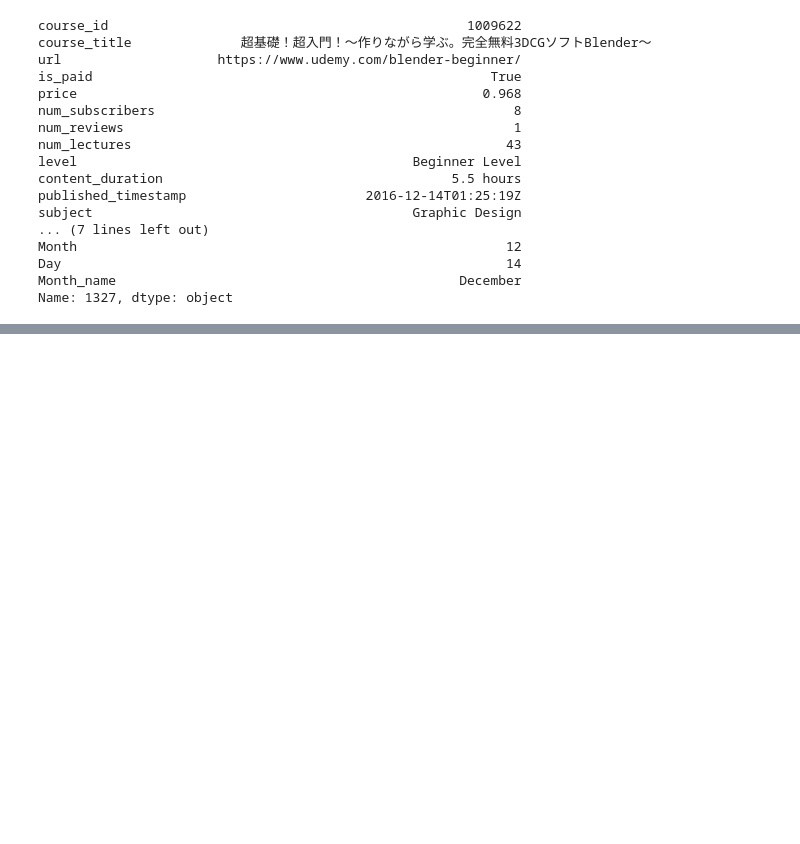
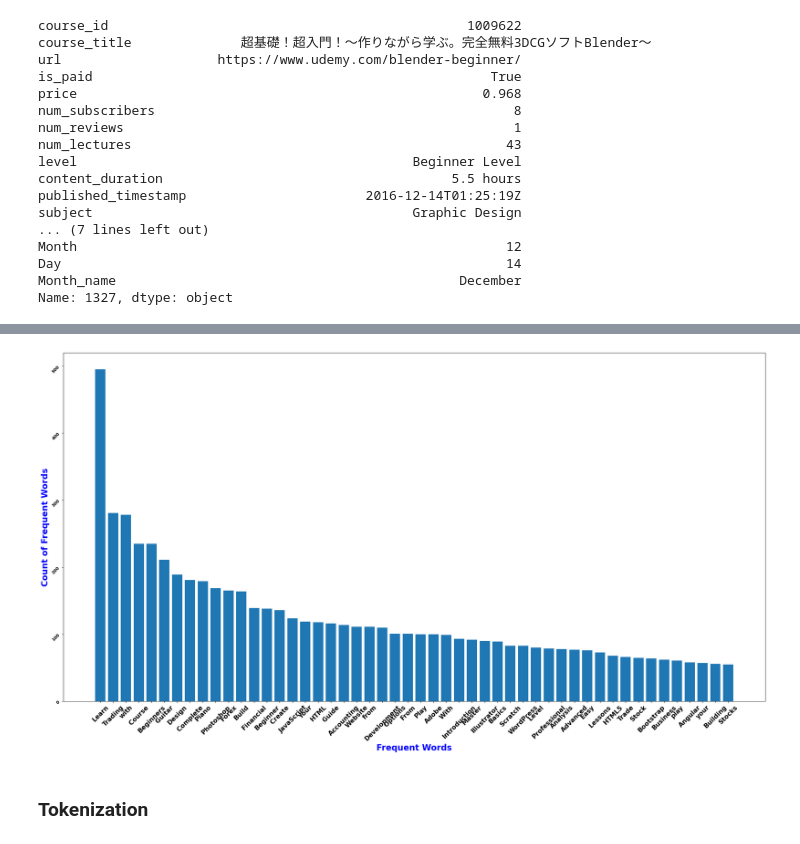
Before and after one commit to lawalsegun2025/udemy_course_recommendation_system, a Jupyter notebook: EDA_on_udemy_courses_dataset.ipynb, the cells around one changed output, grey strips where cells are left out. Drawn from its saved outputs; the diff is of its cells as text; code cells hidden in the pictures; blank space fills up the shorter version.

```diff
--- a/EDA_on_udemy_courses_dataset.ipynb
+++ b/EDA_on_udemy_courses_dataset.ipynb
@@ -682,0 +751,5 @@ Name: 1327, dtype: object
+# %%
+# we can observe special characters in clean title,we'll remove them
+
+df['Clean_title'] = df['Clean_title'].apply(nfx.remove_special_characters)
+df['Clean_title'].iloc[1:5]
@@ -682,0 +762,6 @@ Name: 1327, dtype: object
+# %%
+# tokenisation
+
+all_title_list = df['Clean_title'].to_list()
+
+all_title_list[1:5]
@@ -682,0 +781,6 @@ Name: 1327, dtype: object
+# %%
+all_tokens = [token for line in all_title_list for token in line.split()]
+
+print(len(all_tokens))
+
+all_tokens[:4]
@@ -682,0 +790,8 @@ Name: 1327, dtype: object
+# %%
+## top50 frequently used words
+
+from collections import Counter
+
+freq_words = dict(Counter(all_tokens).most_common(50))
+
+freq_words
@@ -682,0 +816,18 @@ Name: 1327, dtype: object
+# %%
+# plot grap of most frequent words
+plt.figure(figsize=(30,15))
+plt.bar(*zip(*freq_words.items()))
+plt.xticks(rotation = 45)
+
+plt.xticks(fontsize = 15,fontweight = 'bold',rotation = 45)
+plt.yticks(fontsize = 10,fontweight = 'bold',rotation = 45)
+plt.xlabel('Frequent Words',fontsize = 20,fontweight = 'bold',
+           color = 'blue')
+plt.ylabel('Count of Frequent Words',fontsize = 20,fontweight = 'bold',
+           color = 'blue')
+
+plt.show()
+# %% [output]
+[figure, added]
+# %% [markdown]
+### Tokenization
```
Also changed, not shown: parts of 15 cells of this notebook.
